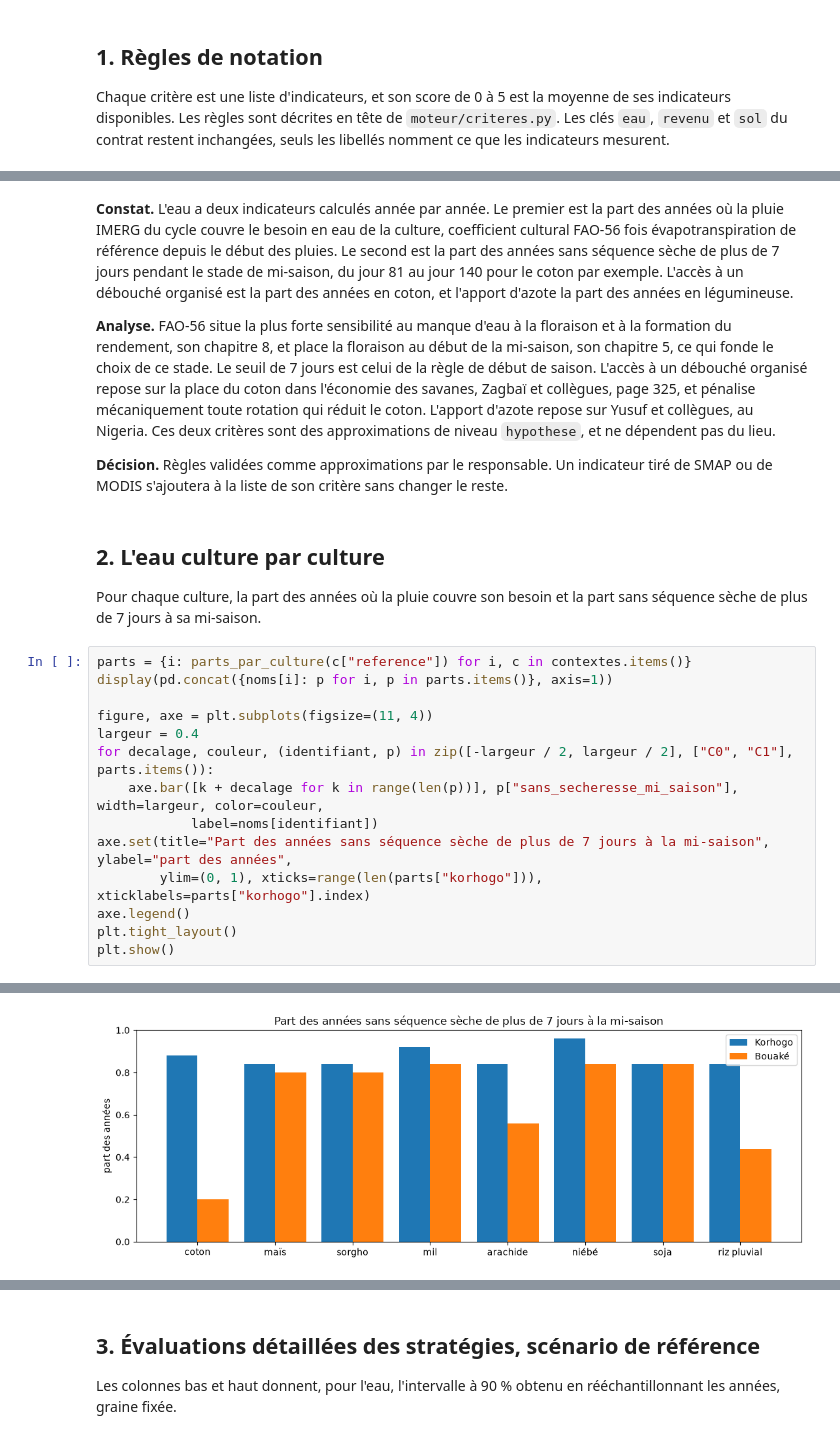
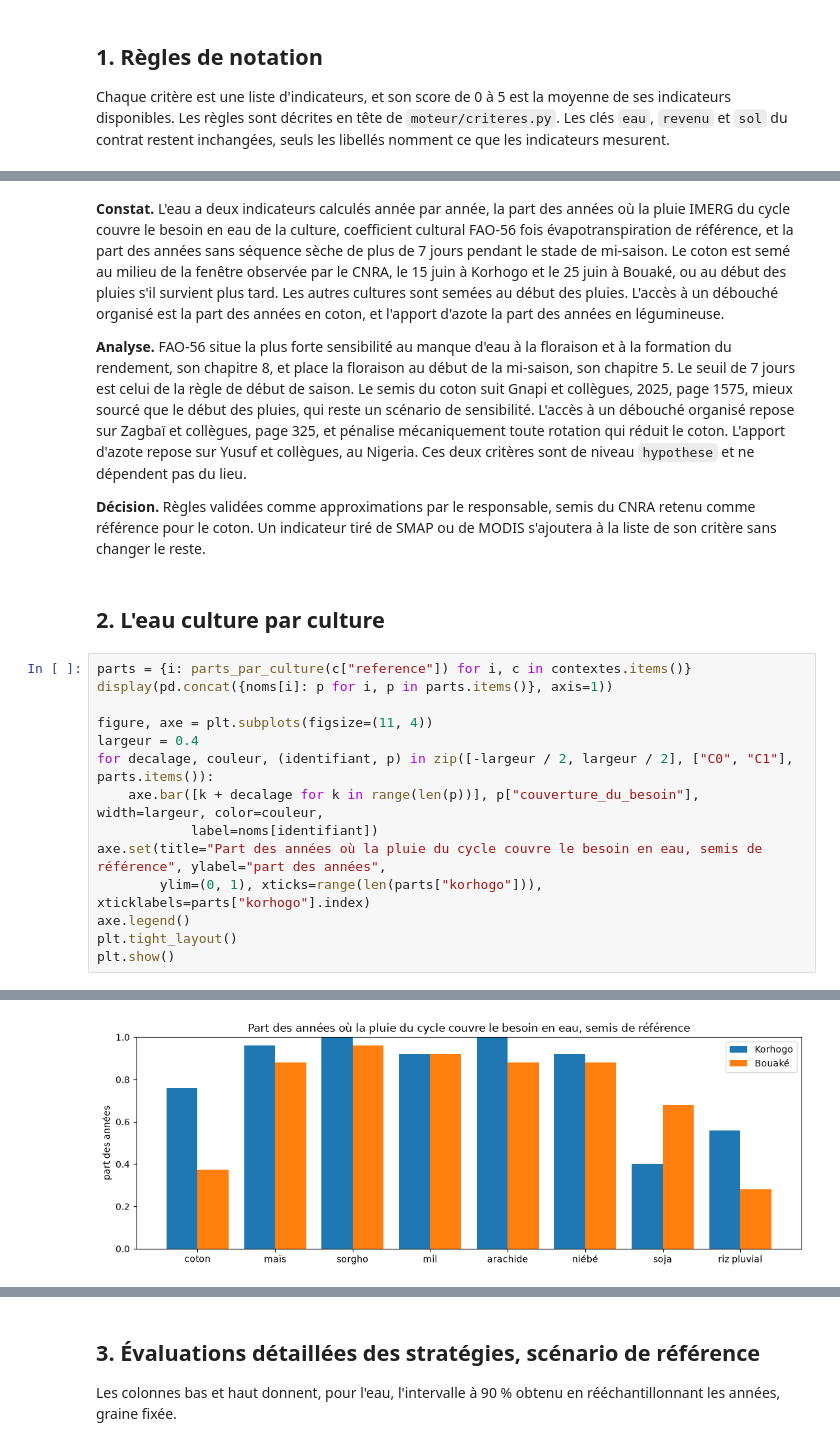
Before and after one commit to DjafarouAbdou909/field-shift, a Jupyter notebook: notebooks/04_modeling.ipynb, the cells around one changed output, grey strips where cells are left out. Cells and saved outputs as stored; diff of their text form.

Commit message:
Use the CNRA cotton sowing window as reference, test cotton cycle lengths, and reuse one AppEEARS session.

```diff
--- a/notebooks/04_modeling.ipynb
+++ b/notebooks/04_modeling.ipynb
@@ -60,13 +65,11 @@ pd.DataFrame(mi_saisons_comparees(), index=["premier jour de mi-saison", "dernie
 # %% [markdown]
-**Constat.** L'eau a deux indicateurs calculés année par année. Le premier est la part des années où la pluie IMERG du cycle couvre le besoin en eau de la culture, coefficient cultural FAO-56 fois évapotranspiration de référence depuis le début des pluies. Le second est la part des années sans séquence sèche de plus de 7 jours pendant le stade de mi-saison, du jour 81 au jour 140 pour le coton par exemple. L'accès à un débouché organisé est la part des années en coton, et l'apport d'azote la part des années en légumineuse.
+**Constat.** L'eau a deux indicateurs calculés année par année, la part des années où la pluie IMERG du cycle couvre le besoin en eau de la culture, coefficient cultural FAO-56 fois évapotranspiration de référence, et la part des années sans séquence sèche de plus de 7 jours pendant le stade de mi-saison. Le coton est semé au milieu de la fenêtre observée par le CNRA, le 15 juin à Korhogo et le 25 juin à Bouaké, ou au début des pluies s'il survient plus tard. Les autres cultures sont semées au début des pluies. L'accès à un débouché organisé est la part des années en coton, et l'apport d'azote la part des années en légumineuse.
 
-**Analyse.** FAO-56 situe la plus forte sensibilité au manque d'eau à la floraison et à la formation du rendement, son chapitre 8, et place la floraison au début de la mi-saison, son chapitre 5, ce qui fonde le choix de ce stade. Le seuil de 7 jours est celui de la règle de début de saison. L'accès à un débouché organisé repose sur la place du coton dans l'économie des savanes, Zagbaï et collègues, page 325, et pénalise mécaniquement toute rotation qui réduit le coton. L'apport d'azote repose sur Yusuf et collègues, au Nigeria. Ces deux critères sont des approximations de niveau `hypothese`, et ne dépendent pas du lieu.
+**Analyse.** FAO-56 situe la plus forte sensibilité au manque d'eau à la floraison et à la formation du rendement, son chapitre 8, et place la floraison au début de la mi-saison, son chapitre 5. Le seuil de 7 jours est celui de la règle de début de saison. Le semis du coton suit Gnapi et collègues, 2025, page 1575, mieux sourcé que le début des pluies, qui reste un scénario de sensibilité. L'accès à un débouché organisé repose sur Zagbaï et collègues, page 325, et pénalise mécaniquement toute rotation qui réduit le coton. L'apport d'azote repose sur Yusuf et collègues, au Nigeria. Ces deux critères sont de niveau `hypothese` et ne dépendent pas du lieu.
 
-**Décision.** Règles validées comme approximations par le responsable. Un indicateur tiré de SMAP ou de MODIS s'ajoutera à la liste de son critère sans changer le reste.
+**Décision.** Règles validées comme approximations par le responsable, semis du CNRA retenu comme référence pour le coton. Un indicateur tiré de SMAP ou de MODIS s'ajoutera à la liste de son critère sans changer le reste.
-# %% [markdown]
-## 2. L'eau culture par culture
-
-Pour chaque culture, la part des années où la pluie couvre son besoin et la part sans séquence sèche de plus de 7 jours à sa mi-saison.
+# %% [markdown]
+## 2. L'eau culture par culture
 # %%
 parts = {i: parts_par_culture(c["reference"]) for i, c in contextes.items()}
 display(pd.concat({noms[i]: p for i, p in parts.items()}, axis=1))
@@ -74,9 +77,9 @@ display(pd.concat({noms[i]: p for i, p in parts.items()}, axis=1))
 figure, axe = plt.subplots(figsize=(11, 4))
 largeur = 0.4
 for decalage, couleur, (identifiant, p) in zip([-largeur / 2, largeur / 2], ["C0", "C1"], parts.items()):
-    axe.bar([k + decalage for k in range(len(p))], p["sans_secheresse_mi_saison"], width=largeur, color=couleur,
+    axe.bar([k + decalage for k in range(len(p))], p["couverture_du_besoin"], width=largeur, color=couleur,
             label=noms[identifiant])
-axe.set(title="Part des années sans séquence sèche de plus de 7 jours à la mi-saison", ylabel="part des années",
+axe.set(title="Part des années où la pluie du cycle couvre le besoin en eau, semis de référence", ylabel="part des années",
         ylim=(0, 1), xticks=range(len(parts["korhogo"])), xticklabels=parts["korhogo"].index)
 axe.legend()
 plt.tight_layout()
@@ -89,8 +92,8 @@ plt.show()
 | maïs | 25 | 0.96 | 0.84 | 5.0 | 25 | ... |
 | sorgho | 25 | 1.00 | 0.84 | 5.0 | 25 | ... |
 | mil | 25 | 0.92 | 0.92 | 5.0 | 25 | ... |
 | arachide | 25 | 1.00 | 0.84 | 6.0 | 25 | ... |
 | niébé | 25 | 0.92 | 0.96 | 5.0 | 25 | ... |
 | soja | 25 | 0.40 | 0.84 | 6.0 | 25 | ... |
 | riz pluvial | 25 | 0.56 | 0.84 | 6.0 | 25 | ... |
-[figure, old version]
+[figure, new version]
```
Also changed, not shown: parts of 25 cells of this notebook, 7 other files.
